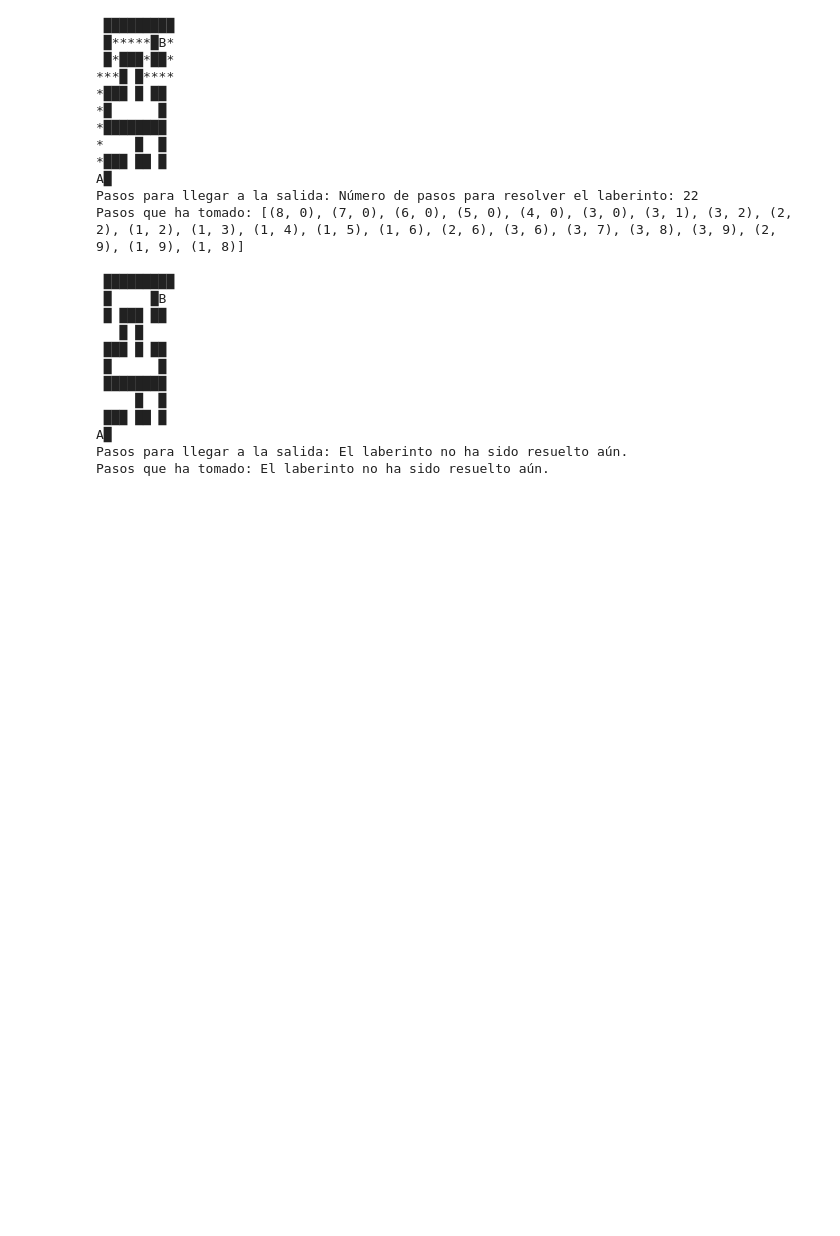
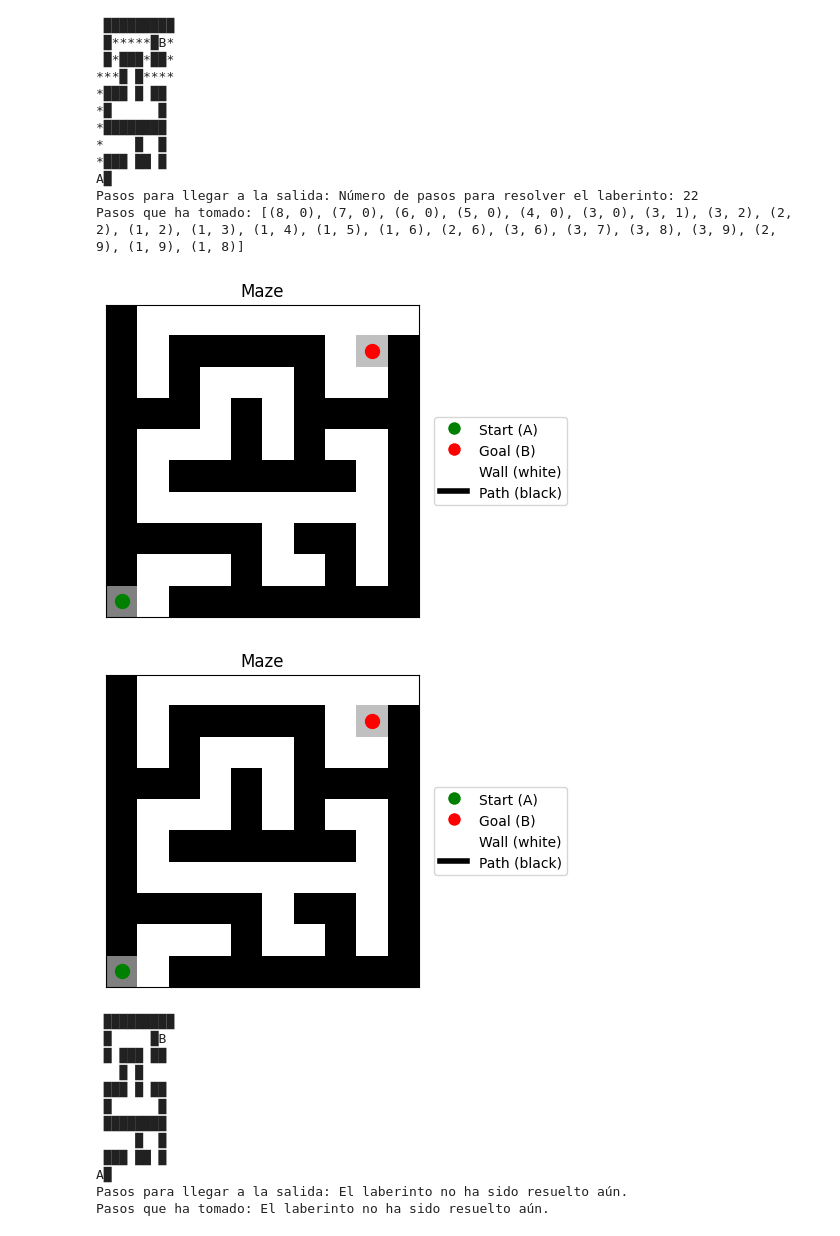
Before and after one commit to pabblo2000/pybyrinth, a Jupyter notebook: test.ipynb, the cells around one changed output. Saved outputs shown, nothing was run; the diff lists cells and outputs as text; code cells hidden in the pictures; blank space fills up the shorter version.

```diff
--- a/test.ipynb
+++ b/test.ipynb
@@ -59,29 +79,37 @@ Pasos que ha tomado: [(8, 0), (7, 0), (7, 1), (7, 2), (7, 3), (7, 4), (8, 4), (9
 # %%
 # Resolver el laberinto con BFS(Breadth First Search)
 maze_solvedBFS = maze.solve(method='BFS')
 print(maze_solvedBFS)
 
 #Guardar el laberinto resuelto en un archivo
 maze_solvedBFS.to_img("img/maze_solved_BFS.png", show_solution=True, show_explored=True)
 
 # Mostrar pasos
 print("Pasos para llegar a la salida:", maze_solvedBFS.info())
 
 # Pasos que ha tomado
 print("Pasos que ha tomado:", maze_solvedBFS.steps())
+
+# Mostrar el laberinto resuelto
+maze_solvedBFS.show(label=True)
+
+# Probar la funcionalidad de __repr__
+maze_solvedBFS
 # %% [output]
  █████████
  █*****█B*
  █*███*██*
 ***█ █****
 *███ █ ██
 *█      █
 *████████
 *    █  █
 *███ ██ █
 A█
 Pasos para llegar a la salida: Número de pasos para resolver el laberinto: 22
 Pasos que ha tomado: [(8, 0), (7, 0), (6, 0), (5, 0), (4, 0), (3, 0), (3, 1), (3, 2), (2, 2), (1, 2), (1, 3), (1, 4), (1, 5), (1, 6), (2, 6), (3, 6), (3, 7), (3, 8), (3, 9), (2, 9), (1, 9), (1, 8)]
+[figure, added]
+[figure, added]
 # %%
 # Imprimir maze y asi ver el laberinto original
 print(maze)
```
Also changed, not shown: parts of 2 cells of this notebook, 2 other files.
